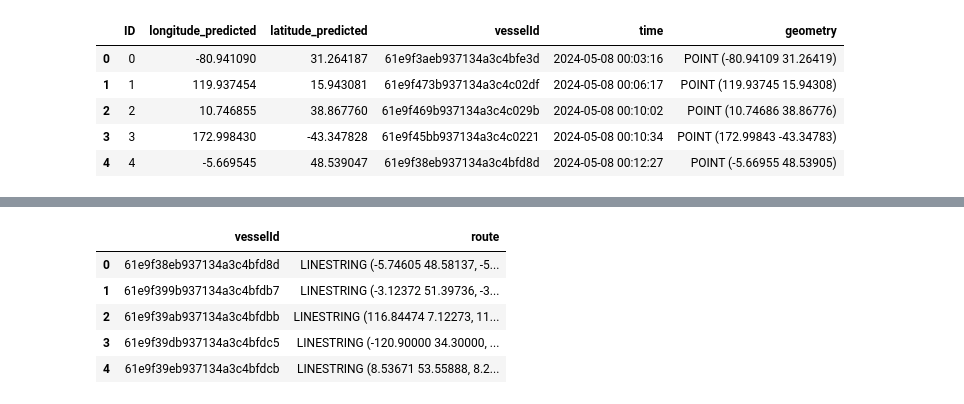
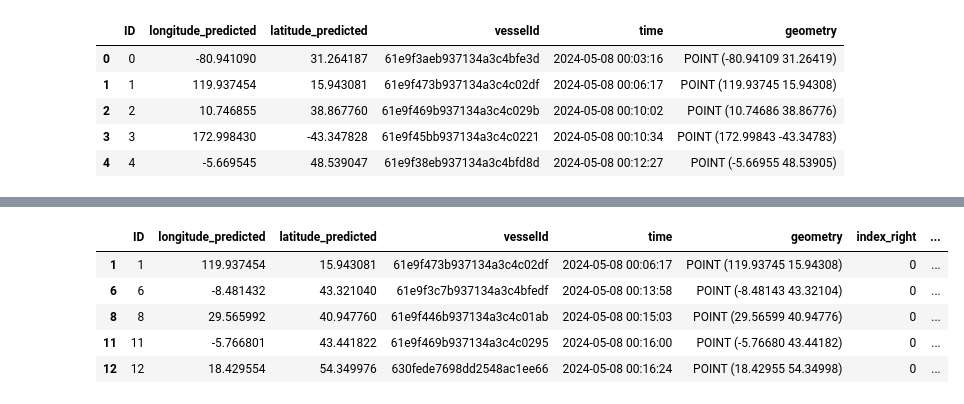
Before and after one commit to SPiso3/TDT4173-ML, a Jupyter notebook: postprocess.ipynb, the cells around one changed output, grey strips where cells are left out. Saved outputs shown, nothing was run; the diff lists cells and outputs as text; code cells hidden in the pictures.

```diff
--- a/postprocess.ipynb
+++ b/postprocess.ipynb
@@ -126,35 +88,0 @@ dtype: object
-# %%
-searoutes = []
-for _, row in first_last_positions.iterrows():
-    vessel_id = row['vesselId']
-    origin = row['origin']
-    destination = row['destination']
-
-    # Get the searoute (GeoJSON LineString) for the current vessel
-    route_geojson = sr.searoute(origin, destination)
-
-    ng_coordinates = route_geojson["geometry"]["coordinates"]
-
-    if len(ng_coordinates) == 1:
-        # It's a single coordinate, store it as a Point
-        geometry = Point(ng_coordinates[0])
-    else:
-        # It's a LineString, store it as a LineString
-        geometry = LineString(ng_coordinates)
-
-    # Store the route geometry and vesselId in a dictionary
-    searoutes.append({
-        'vesselId': vessel_id,
-        'route': geometry
-    })
-
-# Create the GeoDataFrame with the LineString geometry
-searoutes_gdf = gpd.GeoDataFrame(searoutes, geometry='route')
-searoutes_gdf.head()
-# %% [output]
-|  | vesselId | route |
-| 0 | 61e9f38eb937134a3c4bfd8d | LINESTRING (-5.74605 48.58137, -5... |
-| 1 | 61e9f399b937134a3c4bfdb7 | LINESTRING (-3.12372 51.39736, -3... |
-| 2 | 61e9f39ab937134a3c4bfdbb | LINESTRING (116.84474 7.12273, 11... |
-| 3 | 61e9f39db937134a3c4bfdc5 | LINESTRING (-120.90000 34.30000, ... |
-| 4 | 61e9f39eb937134a3c4bfdcb | LINESTRING (8.53671 53.55888, 8.2... |
@@ -160,0 +99,9 @@ searoutes_gdf.head()
+# %%
+points_on_land.head()
+# %% [output]
+|  | ID | longitude_predicted | latitude_predicted | vesselId | time | geometry | index_right | ... |
+| 1 | 1 | 119.937454 | 15.943081 | 61e9f473b937134a3c4c02df | 2024-05-08 00:06:17 | POINT (119.93745 15.94308) | 0 | ... |
+| 6 | 6 | -8.481432 | 43.321040 | 61e9f3c7b937134a3c4bfedf | 2024-05-08 00:13:58 | POINT (-8.48143 43.32104) | 0 | ... |
+| 8 | 8 | 29.565992 | 40.947760 | 61e9f446b937134a3c4c01ab | 2024-05-08 00:15:03 | POINT (29.56599 40.94776) | 0 | ... |
+| 11 | 11 | -5.766801 | 43.441822 | 61e9f469b937134a3c4c0295 | 2024-05-08 00:16:00 | POINT (-5.76680 43.44182) | 0 | ... |
+| 12 | 12 | 18.429554 | 54.349976 | 630fede7698dd2548ac1ee66 | 2024-05-08 00:16:24 | POINT (18.42955 54.34998) | 0 | ... |
```
Also changed, not shown: parts of 14 cells of this notebook, 19 other files.
